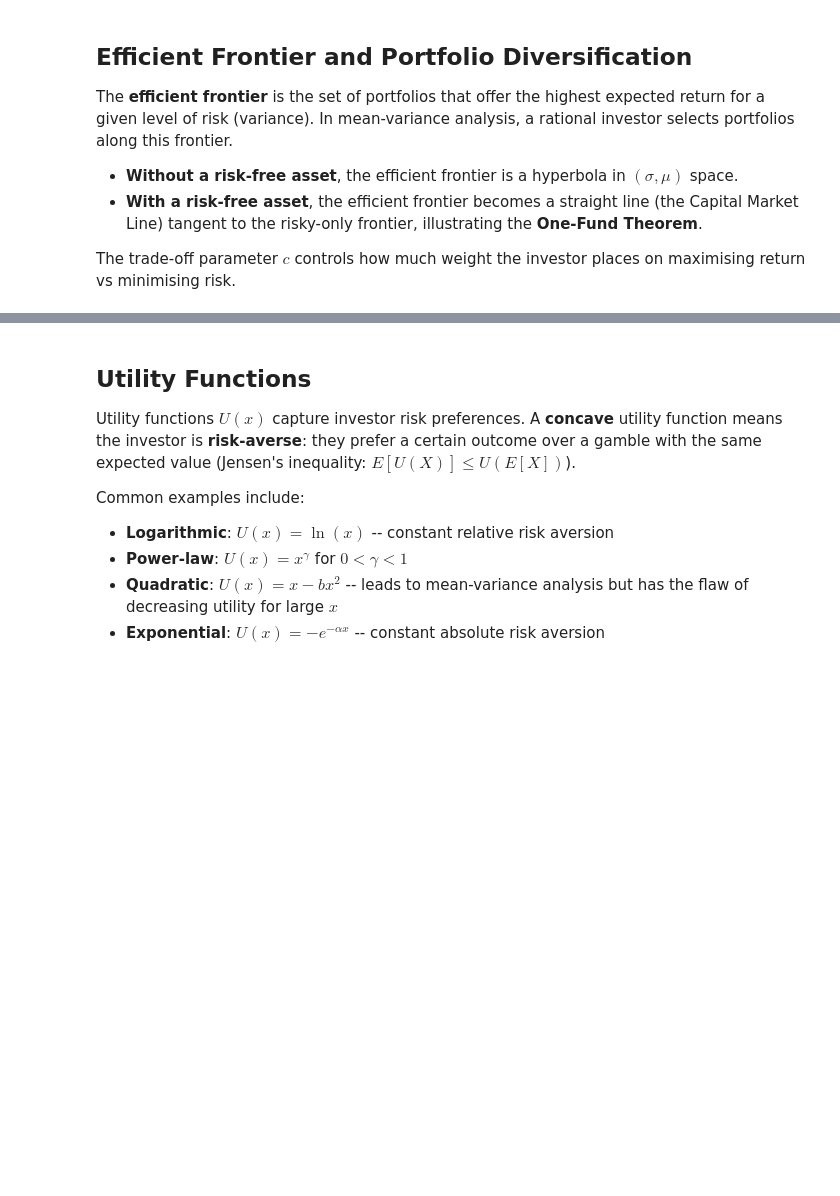
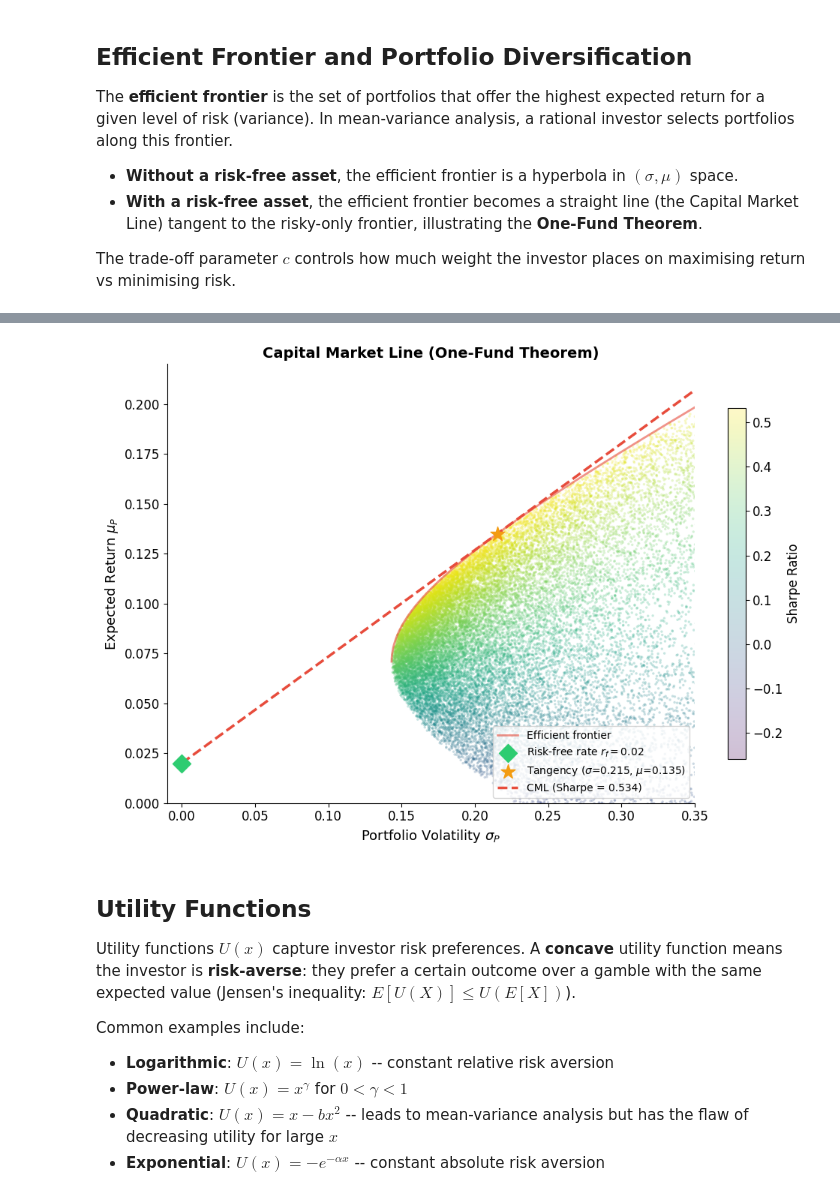
Before and after one commit to mattwalmsley/financial-modelling, a Jupyter notebook: quantitative/quant_platform/notebooks/advanced_derivatives.ipynb, the cells around one changed output, grey strips where cells are left out. Drawn from its saved outputs; the diff is of its cells as text; code cells hidden in the pictures; blank space fills up the shorter version.

```diff
--- a/quantitative/quant_platform/notebooks/advanced_derivatives.ipynb
+++ b/quantitative/quant_platform/notebooks/advanced_derivatives.ipynb
@@ -349,3 +1255,83 @@ plt.show()
+# %%
+# ═══════════════════════════════════════════════════════════════
+# FIGURE 2: Capital Market Line (One-Fund Theorem)
+# ═══════════════════════════════════════════════════════════════
+fig2, ax = plt.subplots(figsize=(10, 7))
+
+# Scatter cloud (faded background)
+scatter = ax.scatter(
+    port_vols_mc,
+    port_rets_mc,
+    c=port_sr_mc,
+    cmap="viridis",
+    alpha=0.25,
+    s=6,
+    edgecolors="none",
+)
+
+# Efficient frontier for reference (upper portion of left boundary)
+ax.plot(
+    upper_vols,
+    upper_rets,
+    color="#e74c3c",
+    linewidth=2,
+    alpha=0.6,
+    label="Efficient frontier",
+)
+
+# Risk-free asset
+ax.scatter(
+    0,
+    r_f,
+    color="#2ecc71",
+    s=150,
+    marker="D",
+    zorder=5,
+    label=f"Risk-free rate $r_f = {r_f}$",
+)
+
+# Tangency portfolio
+ax.scatter(
+    tang_vol,
+    tang_ret,
+    color="#f39c12",
+    s=200,
+    marker="*",
+    zorder=5,
+    label=f"Tangency ($\\sigma$={tang_vol:.3f}, $\\mu$={tang_ret:.3f})",
+)
+
+# Capital Market Line
+cml_vols = np.linspace(0, 0.35, 100)
+cml_slope = (tang_ret - r_f) / tang_vol
+cml_returns = r_f + cml_slope * cml_vols
+ax.plot(
+    cml_vols,
+    cml_returns,
+    color="#e74c3c",
+    linewidth=2.5,
+    linestyle="--",
+    label=f"CML (Sharpe = {cml_slope:.3f})",
+)
+
+ax.set_xlabel(r"Portfolio Volatility $\sigma_P$", fontsize=13)
+ax.set_ylabel(r"Expected Return $\mu_P$", fontsize=13)
+ax.set_title("Capital Market Line (One-Fund Theorem)", fontsize=14, fontweight="bold")
+ax.legend(fontsize=10, loc="lower right")
+ax.set_xlim(-0.01, 0.35)
+ax.set_ylim(0, 0.22)
+fig2.colorbar(scatter, ax=ax, label="Sharpe Ratio", shrink=0.8)
+
+plt.tight_layout()
+plt.savefig(
+    "../../documentation/images/capital-market-line.png",
+    dpi=150,
+    bbox_inches="tight",
+    facecolor="white",
+)
+plt.show()
+# %% [output]
+[figure, added]
 # %% [markdown]
 ## Utility Functions
 
```
Also changed, not shown: parts of 9 cells of this notebook, 13 other files.
